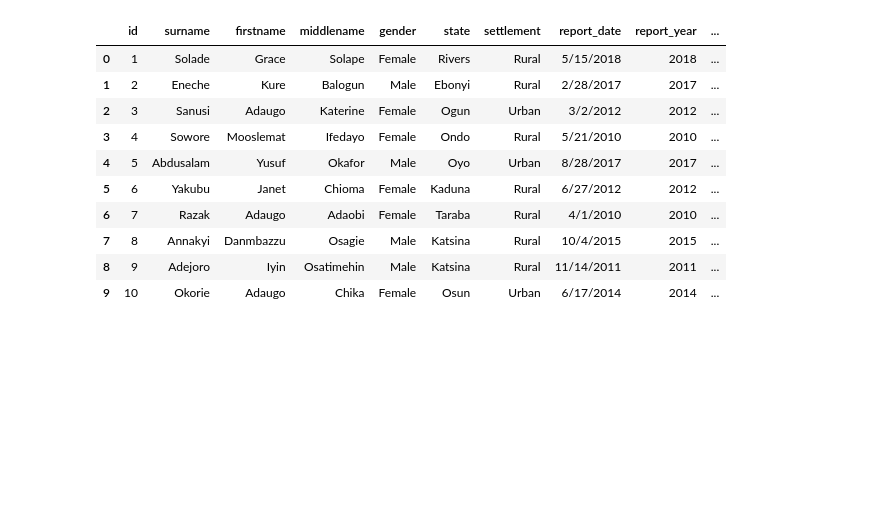
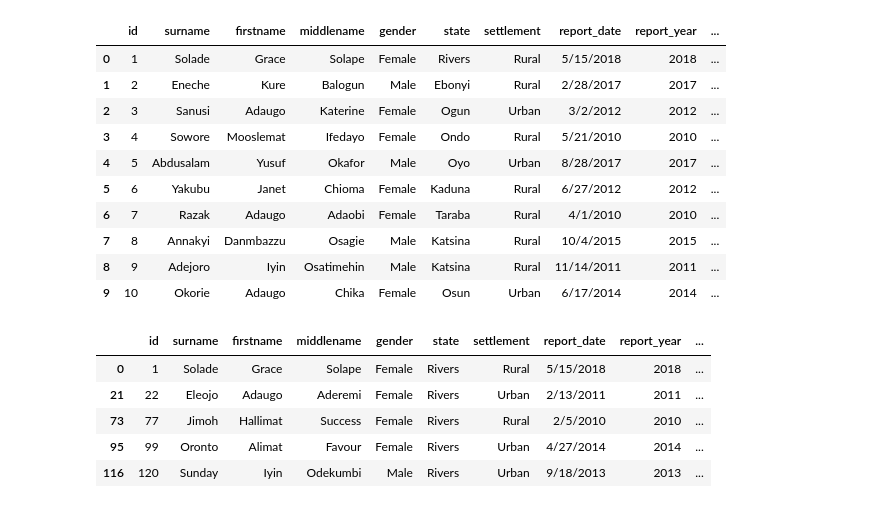
Before and after one commit to qichsia/python, a Jupyter notebook: pandas/meningitis.ipynb, the cells around one changed output. Saved outputs shown, nothing was run; the diff lists cells and outputs as text; code cells hidden in the pictures; blank space fills up the shorter version.

```diff
--- a/pandas/meningitis.ipynb
+++ b/pandas/meningitis.ipynb
@@ -56,3 +56,13 @@ df.head(10)
 | 7 | 8 | Annakyi | Danmbazzu | Osagie | Male | Katsina | Rural | 10/4/2015 | 2015 | ... |
 | 8 | 9 | Adejoro | Iyin | Osatimehin | Male | Katsina | Rural | 11/14/2011 | 2011 | ... |
 | 9 | 10 | Okorie | Adaugo | Chika | Female | Osun | Urban | 6/17/2014 | 2014 | ... |
+# %%
+by_state = df[df['state']=='Rivers']
+by_state.head(5)
+# %% [output]
+|  | id | surname | firstname | middlename | gender | state | settlement | report_date | report_year | ... |
+| 0 | 1 | Solade | Grace | Solape | Female | Rivers | Rural | 5/15/2018 | 2018 | ... |
+| 21 | 22 | Eleojo | Adaugo | Aderemi | Female | Rivers | Urban | 2/13/2011 | 2011 | ... |
+| 73 | 77 | Jimoh | Hallimat | Success | Female | Rivers | Rural | 2/5/2010 | 2010 | ... |
+| 95 | 99 | Oronto | Alimat | Favour | Female | Rivers | Urban | 4/27/2014 | 2014 | ... |
+| 116 | 120 | Sunday | Iyin | Odekumbi | Male | Rivers | Urban | 9/18/2013 | 2013 | ... |
```
Also changed, not shown: parts of 2 cells of this notebook, 4 other files.
